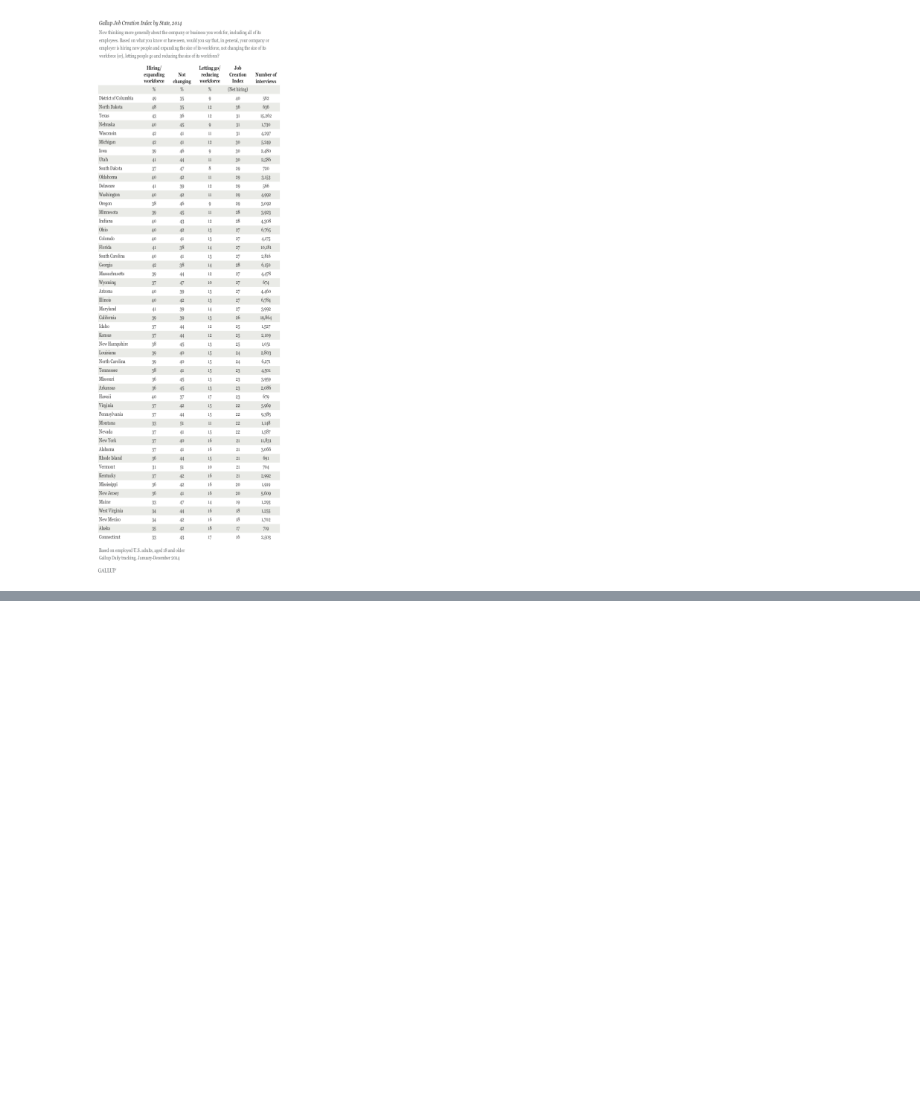
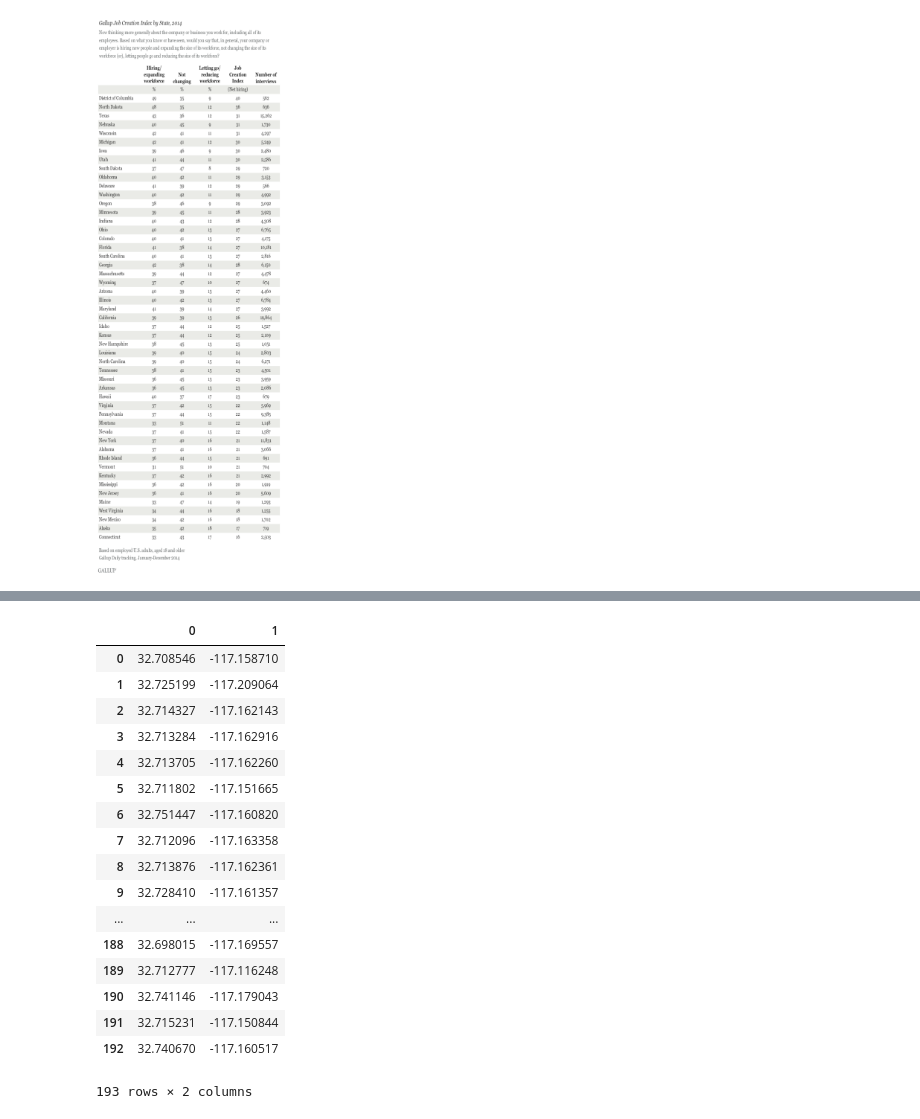
Before and after one commit to lizhihao1212/Final-Project, a Jupyter notebook: project.ipynb, the cells around one changed output, grey strips where cells are left out. Drawn from its saved outputs; the diff is of its cells as text; code cells hidden in the pictures; blank space fills up the shorter version.

```diff
--- a/project.ipynb
+++ b/project.ipynb
@@ -269,0 +191,44 @@ gmap.draw("myheat.html")
+# %%
+import gmaps
+lat = []
+lon = []
+d = []
+base_sb = Find_POI("34.4208305,-119.69819010000003","police|bar|hospital|store","AIzaSyB-E2zZbBOfFp6lS-DFvpRVFn3G6HZEELQ")
+base_SD = Find_POI("32.7157,-117.1611","police|bar|hospital|store","AIzaSyB-E2zZbBOfFp6lS-DFvpRVFn3G6HZEELQ")
+base_SJ = Find_POI("37.3541, -121.9552","police|bar|hospital|store","AIzaSyB-E2zZbBOfFp6lS-DFvpRVFn3G6HZEELQ")
+base_RV = Find_POI("33.9533,-117.3962","police|bar|hospital|store","AIzaSyB-E2zZbBOfFp6lS-DFvpRVFn3G6HZEELQ")
+base_LA = Find_POI("34.0522,-118.2437","police|bar|hospital|store","AIzaSyB-E2zZbBOfFp6lS-DFvpRVFn3G6HZEELQ")
+
+def Datasetbase(B):
+    lat = []
+    lon = []
+    for i in B.json()["results"]:
+        lat.append(i["geometry"]["location"]["lat"])
+        lon.append( i["geometry"]["location"]["lng"])
+    rebase = pd.DataFrame([lat,lon]).transpose()
+    return rebase
+d1_sb = Datasetbase(base_sb)
+d1_sd = Datasetbase(base_SD)
+d1_sj = Datasetbase(base_SJ)
+d1_rv = Datasetbase(base_RV)
+d1_la = Datasetbase(base_LA)
+d1_sd
+# %% [output]
+|  | 0 | 1 |
+| 0 | 32.708546 | -117.158710 |
+| 1 | 32.725199 | -117.209064 |
+| 2 | 32.714327 | -117.162143 |
+| 3 | 32.713284 | -117.162916 |
+| 4 | 32.713705 | -117.162260 |
+| 5 | 32.711802 | -117.151665 |
+| 6 | 32.751447 | -117.160820 |
+| 7 | 32.712096 | -117.163358 |
+| 8 | 32.713876 | -117.162361 |
+| 9 | 32.728410 | -117.161357 |
+| ... | ... | ... |
+| 188 | 32.698015 | -117.169557 |
+| 189 | 32.712777 | -117.116248 |
+| 190 | 32.741146 | -117.179043 |
+| 191 | 32.715231 | -117.150844 |
+| 192 | 32.740670 | -117.160517 |
+193 rows × 2 columns
```
Also changed, not shown: parts of 16 cells of this notebook.
